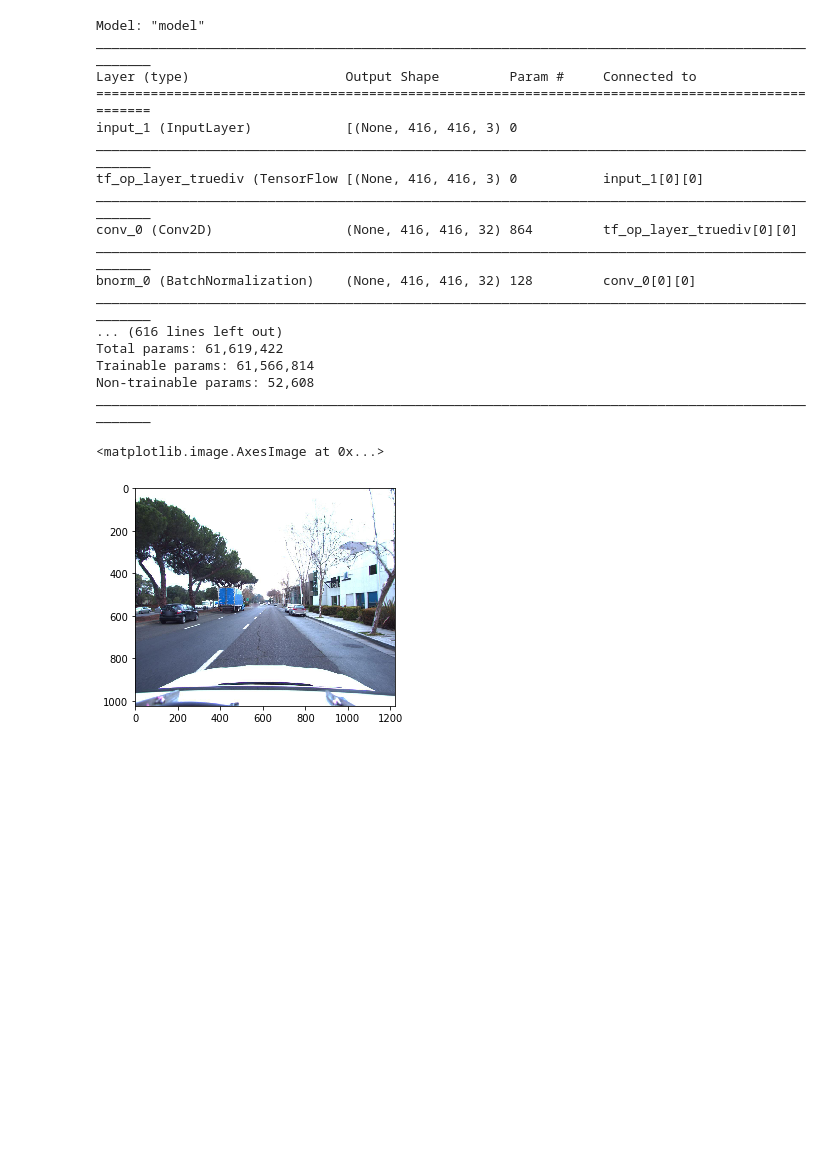
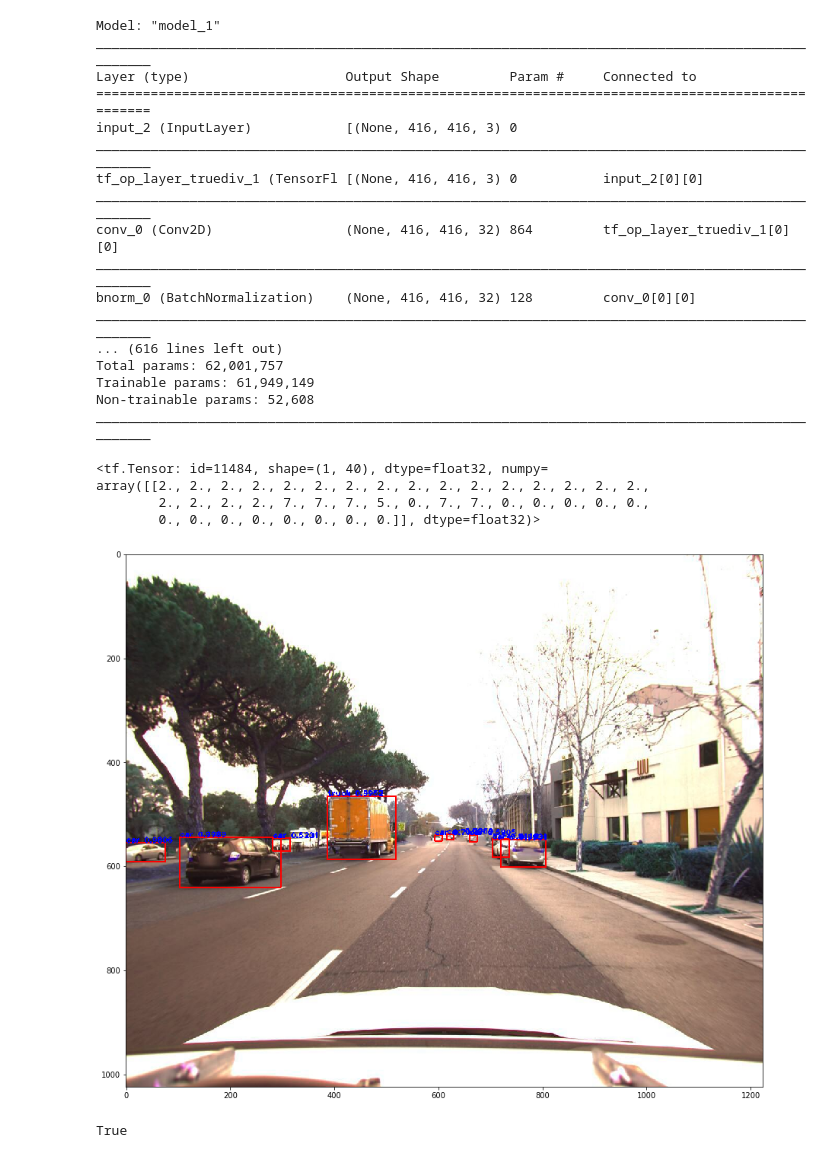
Before and after one commit to Suman-Saini/CapstoneProject_2, a Jupyter notebook: train_yolov3.ipynb, the cells around one changed output. Saved outputs shown, nothing was run; the diff lists cells and outputs as text; code cells hidden in the pictures; blank space fills up the shorter version.

Commit message:
Updated train model

```diff
--- a/train_yolov3.ipynb
+++ b/train_yolov3.ipynb
@@ -18,54 +19,64 @@ cfgfile = 'cfg/yolov3.cfg'
 weightfile = 'weights/yolov3_weights.tf'
 img_path = 'img/host-a004_cam0_1232815252251064006.jpeg'
 # %%
-num_classes = 9
+num_classes = 80
 model = YOLOv3Net(cfgfile,model_size,num_classes)
 model.load_weights(weightfile)
 
 class_names = load_class_names(class_name)
 
-#image = cv2.imread(img_path)
-image = plt.imread(img_path)
+image = cv2.imread(img_path)
+#image = plt.imread(img_path)
 image = np.array(image)
 image = tf.expand_dims(image, 0)
 
 resized_frame = resize_image(image, (model_size[0],model_size[1]))
 pred = model.predict(resized_frame)
 # %% [output]
-Model: "model"
+Model: "model_1"
 __________________________________________________________________________________________________
 Layer (type)                    Output Shape         Param #     Connected to
 ==================================================================================================
-input_1 (InputLayer)            [(None, 416, 416, 3) 0
+input_2 (InputLayer)            [(None, 416, 416, 3) 0
 __________________________________________________________________________________________________
-tf_op_layer_truediv (TensorFlow [(None, 416, 416, 3) 0           input_1[0][0]
+tf_op_layer_truediv_1 (TensorFl [(None, 416, 416, 3) 0           input_2[0][0]
 __________________________________________________________________________________________________
-conv_0 (Conv2D)                 (None, 416, 416, 32) 864         tf_op_layer_truediv[0][0]
+conv_0 (Conv2D)                 (None, 416, 416, 32) 864         tf_op_layer_truediv_1[0][0]
 __________________________________________________________________________________________________
 bnorm_0 (BatchNormalization)    (None, 416, 416, 32) 128         conv_0[0][0]
 __________________________________________________________________________________________________
 ... (616 lines left out)
-Total params: 61,619,422
-Trainable params: 61,566,814
+Total params: 62,001,757
+Trainable params: 61,949,149
 Non-trainable params: 52,608
 __________________________________________________________________________________________________
+# %%
+classes
+# %% [output]
+<tf.Tensor: id=11484, shape=(1, 40), dtype=float32, numpy=
+array([[2., 2., 2., 2., 2., 2., 2., 2., 2., 2., 2., 2., 2., 2., 2., 2.,
+        2., 2., 2., 2., 7., 7., 7., 5., 0., 7., 7., 0., 0., 0., 0., 0.,
+        0., 0., 0., 0., 0., 0., 0., 0.]], dtype=float32)>
 # %%
 boxes, scores, classes, nums = output_boxes(
     pred, model_size,
     max_output_size=max_output_size,
     max_output_size_per_class=max_output_size_per_class,
     iou_threshold=iou_threshold,
     confidence_threshold=confidence_threshold)
 image = np.squeeze(image)
 img = draw_outputs(image, boxes, scores, classes, nums, class_names)
+fig, ax = plt.subplots(nrows=1,ncols=1,figsize=(15,15))
 plt.imshow(img)
+plt.savefig('final_img/test.png')
 # %% [output]
-<matplotlib.image.AxesImage at 0x...>
-[figure, old version]
+[figure, new version]
 # %%
-#win_name = 'Image detection'
+win_name = 'Image detection'
 #cv2.imshow(win_name, img)
-#cv2.waitKey(0)
-#cv2.destroyAllWindows()
+cv2.waitKey(0)
+cv2.destroyAllWindows()
 
-#cv2.imwrite('final_img/host-a004_cam0_1232815252251064006.jpeg', img)
+cv2.imwrite('final_img/host-a004_cam0_1232815252251064006.jpeg', img)
+# %% [output]
+True
```
Also changed, not shown: parts of 1 cell of this notebook.
